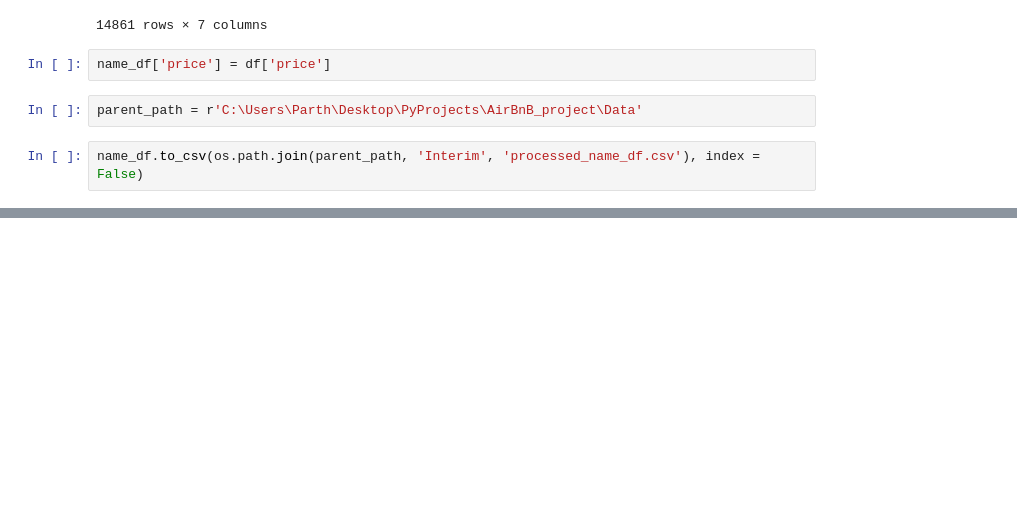
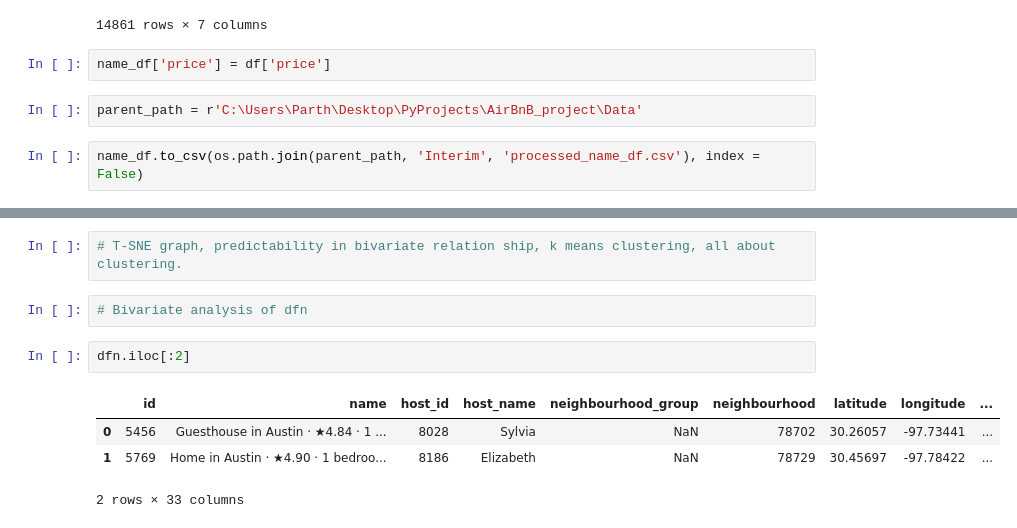
Before and after one commit to Parth-byteiq/AirBnB_analysis, a Jupyter notebook: Notebooks/Bivariate_analysis.ipynb, the cells around one changed output, grey strips where cells are left out. Saved outputs shown, nothing was run; the diff lists cells and outputs as text; blank space fills up the shorter version.

```diff
--- a/Notebooks/Bivariate_analysis.ipynb
+++ b/Notebooks/Bivariate_analysis.ipynb
@@ -1250,0 +1331,11 @@ name_df.to_csv(os.path.join(parent_path, 'Interim', 'processed_name_df.csv'), in
+# %%
+# T-SNE graph, predictability in bivariate relation ship, k means clustering, all about clustering.
+# %%
+# Bivariate analysis of dfn
+# %%
+dfn.iloc[:2]
+# %% [output]
+|  | id | name | host_id | host_name | neighbourhood_group | neighbourhood | latitude | longitude | ... |
+| 0 | 5456 | Guesthouse in Austin · ★4.84 · 1 ... | 8028 | Sylvia | NaN | 78702 | 30.26057 | -97.73441 | ... |
+| 1 | 5769 | Home in Austin · ★4.90 · 1 bedroo... | 8186 | Elizabeth | NaN | 78729 | 30.45697 | -97.78422 | ... |
+2 rows × 33 columns
```
Also changed, not shown: parts of 25 cells of this notebook, 8 other files.
